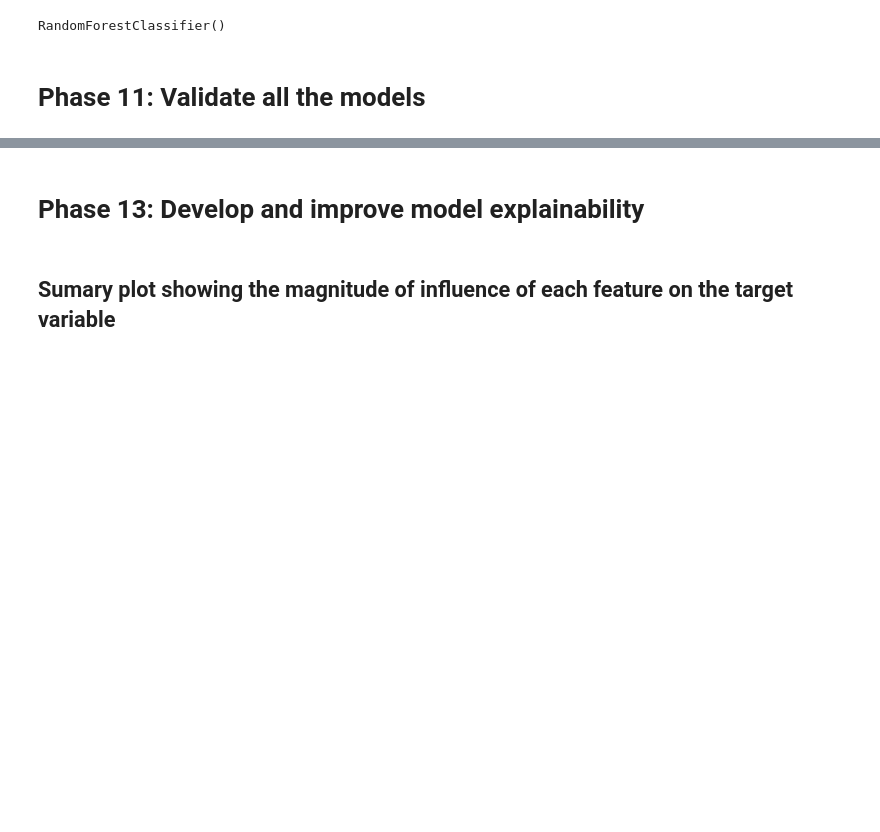
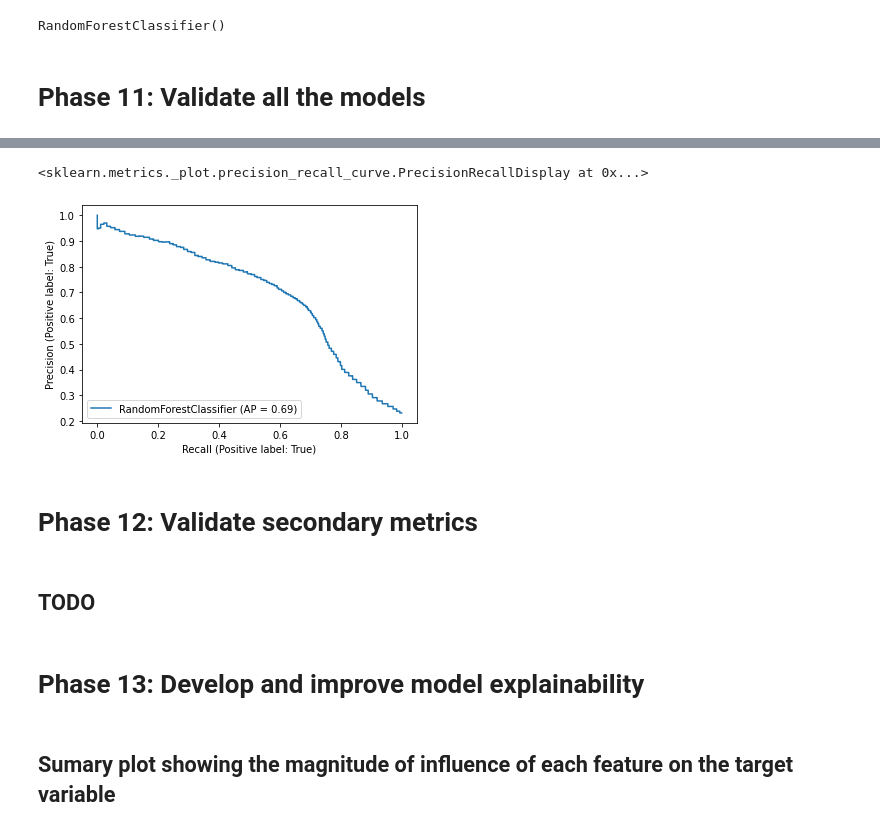
Before and after one commit to hdushan/optus_u_ai_ml_assignment, a Jupyter notebook: assignment.ipynb, the cells around one changed output, grey strips where cells are left out. Drawn from its saved outputs; the diff is of its cells as text; code cells hidden in the pictures; blank space fills up the shorter version.

```diff
--- a/assignment.ipynb
+++ b/assignment.ipynb
@@ -919,3 +921,13 @@ metrics.plot_roc_curve(hrRFC, X_test, y_test, ax=plt.gca())
+# %%
+# As this is imbalanced classification problem, the precision recall curve is important
+metrics.plot_precision_recall_curve(hrRFC, X_test, y_test, ax=plt.gca())
+# %% [output]
+<sklearn.metrics._plot.precision_recall_curve.PrecisionRecallDisplay at 0x...>
+[figure, added]
+# %% [markdown]
+# Phase 12: Validate secondary metrics
+# %% [markdown]
+## TODO
 # %% [markdown]
 # Phase 13: Develop and improve model explainability
 # %% [markdown]
```
Also changed, not shown: parts of 14 cells of this notebook.
